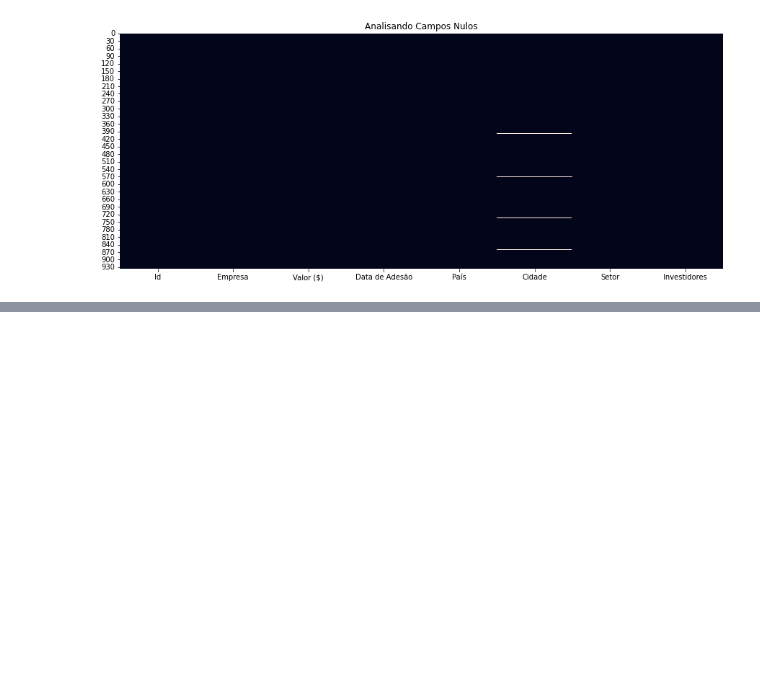
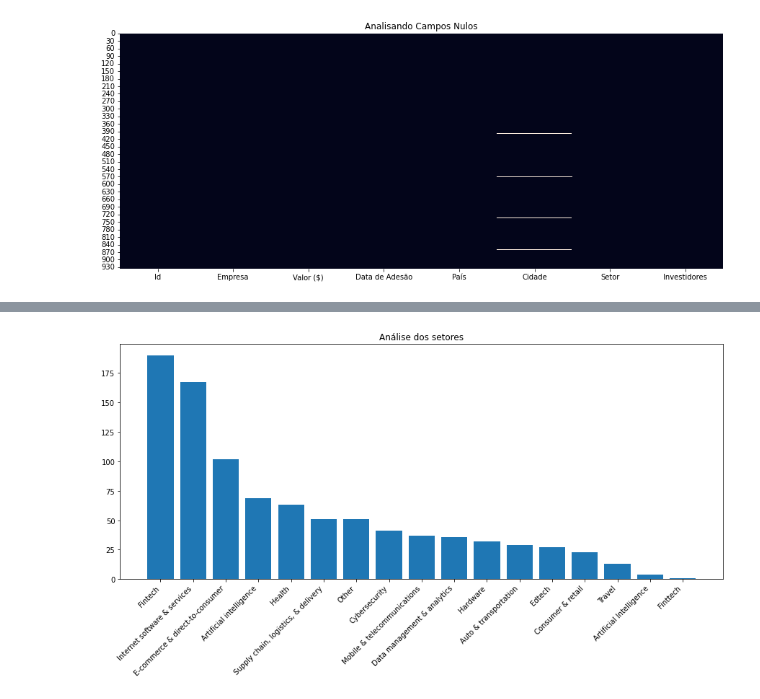
Before and after one commit to DeniseBarbosa/Projeto-Case-Empresas-Unicornios, a Jupyter notebook: Projeto_Unicornios.ipynb, the cells around one changed output, grey strips where cells are left out. Drawn from its saved outputs; the diff is of its cells as text; code cells hidden in the pictures; blank space fills up the shorter version.

```diff
--- a/Projeto_Unicornios.ipynb
+++ b/Projeto_Unicornios.ipynb
@@ -107,0 +177,8 @@ sns.heatmap(Base_Dados.isnull(), cbar=False); # cbar=False retira a barra de esc
+# %%
+#fazendo de uma forma mais vizual
+plt.figure(figsize=(15,6)) #alterando largura e altura
+plt.title('Análise dos setores') #Colocando um título
+plt.bar(Base_Dados['Setor'].value_counts().index,Base_Dados['Setor'].value_counts())
+plt.xticks(rotation= 45, ha ='right');#fez a inversão dos valores para não ficar tão amontoados
+# %% [output]
+[figure, added]
```
Also changed, not shown: parts of 13 cells of this notebook.
